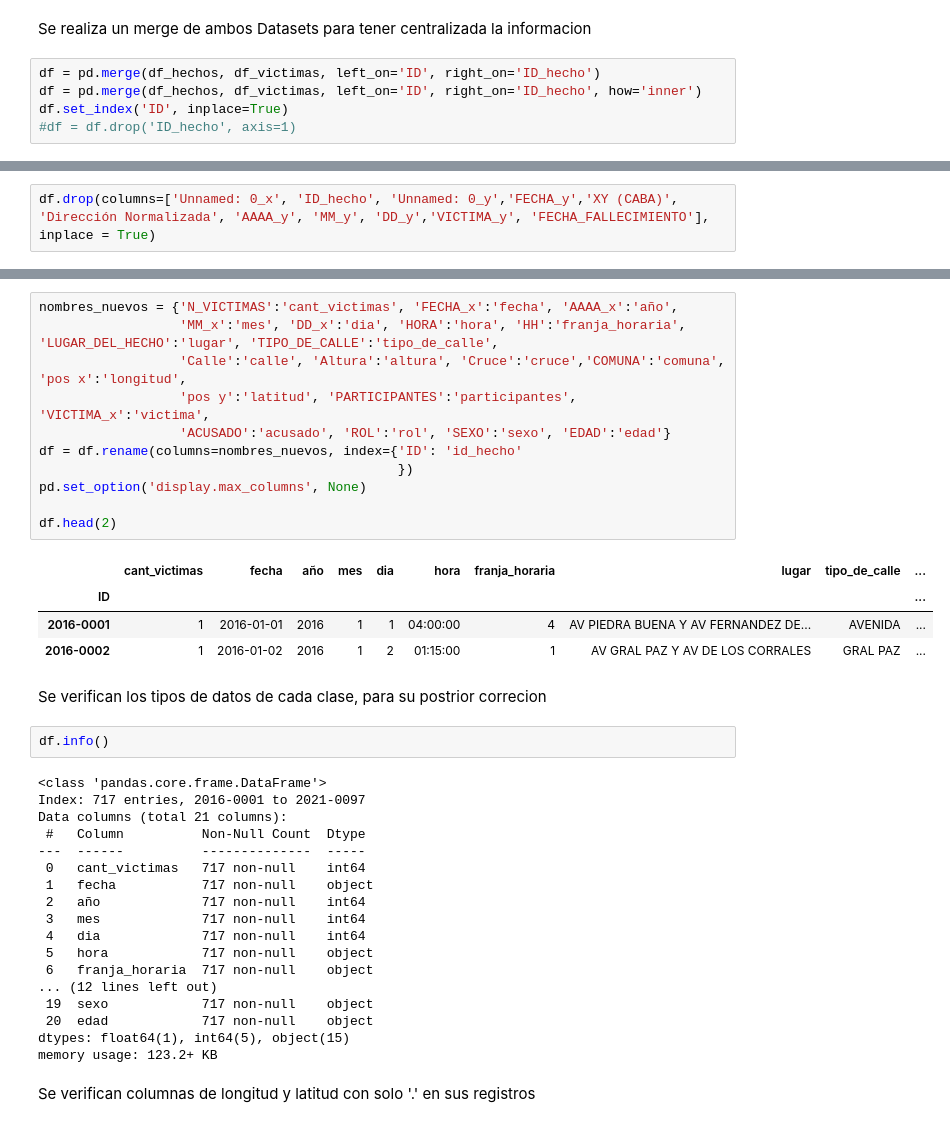
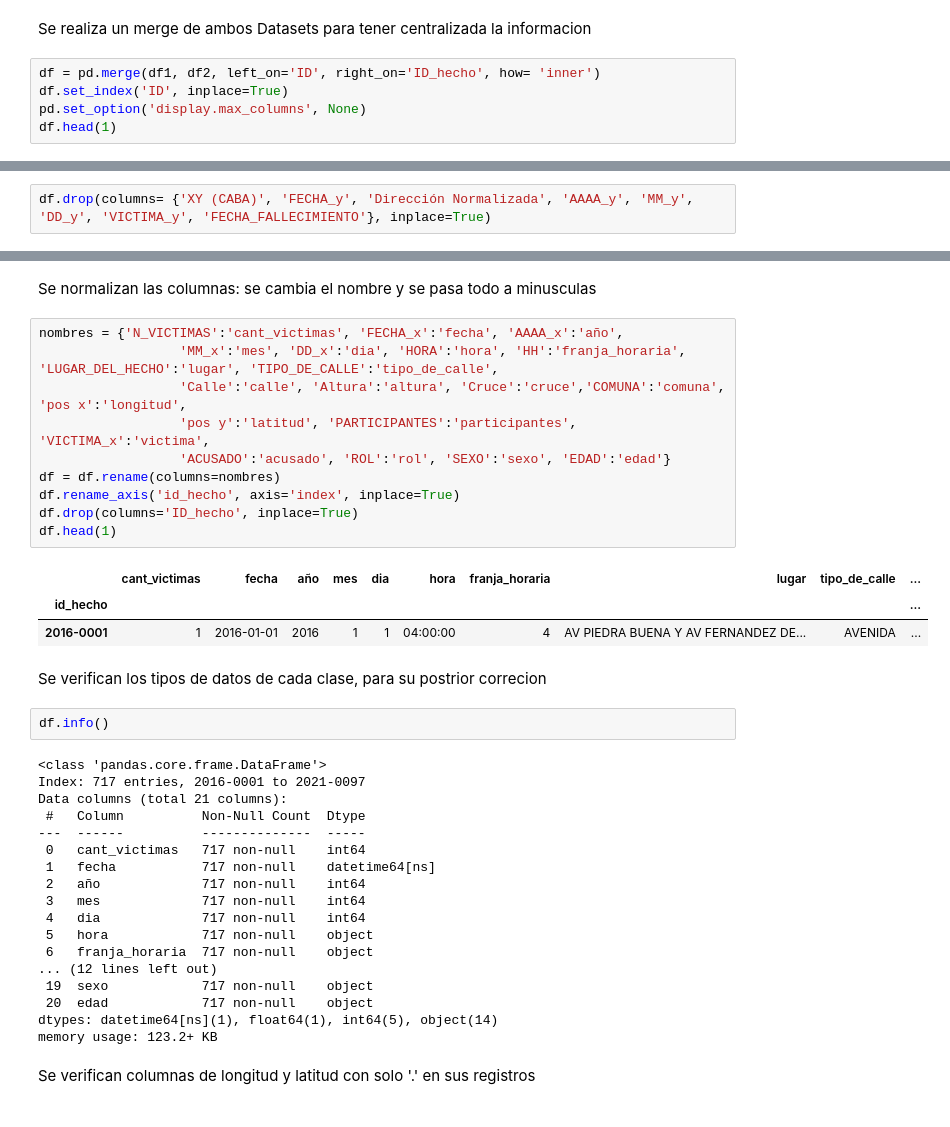
Before and after one commit to NestorSaenz/Accidentes-viales-Buenos-Aires, a Jupyter notebook: ETL.ipynb, the cells around one changed output, grey strips where cells are left out. Cells and saved outputs as stored; diff of their text form.

```diff
--- a/ETL.ipynb
+++ b/ETL.ipynb
@@ -31,7 +31,7 @@ df_victimas.head(1)
 # %% [markdown]
 Se realiza un merge de ambos Datasets para tener centralizada la informacion
 # %%
-df = pd.merge(df_hechos, df_victimas, left_on='ID', right_on='ID_hecho')
-df = pd.merge(df_hechos, df_victimas, left_on='ID', right_on='ID_hecho', how='inner')
+df = pd.merge(df1, df2, left_on='ID', right_on='ID_hecho', how= 'inner')
 df.set_index('ID', inplace=True)
-#df = df.drop('ID_hecho', axis=1)
+pd.set_option('display.max_columns', None)
+df.head(1)
@@ -73,2 +50,2 @@ df.duplicated().sum()
 # %%
-df.drop(columns=['Unnamed: 0_x', 'ID_hecho', 'Unnamed: 0_y','FECHA_y','XY (CABA)', 'Dirección Normalizada', 'AAAA_y', 'MM_y', 'DD_y','VICTIMA_y', 'FECHA_FALLECIMIENTO'], inplace = True)
+df.drop(columns= {'XY (CABA)', 'FECHA_y', 'Dirección Normalizada', 'AAAA_y', 'MM_y', 'DD_y', 'VICTIMA_y', 'FECHA_FALLECIMIENTO'}, inplace=True)
@@ -85,19 +61,19 @@ Se eliminan columnas que no son necesarias
+# %% [markdown]
+Se normalizan las columnas: se cambia el nombre y se pasa todo a minusculas
 # %%
-nombres_nuevos = {'N_VICTIMAS':'cant_victimas', 'FECHA_x':'fecha', 'AAAA_x':'año',
+nombres = {'N_VICTIMAS':'cant_victimas', 'FECHA_x':'fecha', 'AAAA_x':'año',
                   'MM_x':'mes', 'DD_x':'dia', 'HORA':'hora', 'HH':'franja_horaria', 'LUGAR_DEL_HECHO':'lugar', 'TIPO_DE_CALLE':'tipo_de_calle',
                   'Calle':'calle', 'Altura':'altura', 'Cruce':'cruce','COMUNA':'comuna', 'pos x':'longitud',
                   'pos y':'latitud', 'PARTICIPANTES':'participantes', 'VICTIMA_x':'victima',
                   'ACUSADO':'acusado', 'ROL':'rol', 'SEXO':'sexo', 'EDAD':'edad'}
-df = df.rename(columns=nombres_nuevos, index={'ID': 'id_hecho'
-                                              })
-pd.set_option('display.max_columns', None)
-
-df.head(2)
+df = df.rename(columns=nombres)
+df.rename_axis('id_hecho', axis='index', inplace=True)
+df.drop(columns='ID_hecho', inplace=True)
+df.head(1)
 # %% [output]
 |  | cant_victimas | fecha | año | mes | dia | hora | franja_horaria | lugar | tipo_de_calle | ... |
-| ID |  |  |  |  |  |  |  |  |  | ... |
+| id_hecho |  |  |  |  |  |  |  |  |  | ... |
 | 2016-0001 | 1 | 2016-01-01 | 2016 | 1 | 1 | 04:00:00 | 4 | AV PIEDRA BUENA Y AV FERNANDEZ DE... | AVENIDA | ... |
-| 2016-0002 | 1 | 2016-01-02 | 2016 | 1 | 2 | 01:15:00 | 1 | AV GRAL PAZ Y AV DE LOS CORRALES | GRAL PAZ | ... |
 # %% [markdown]
 Se verifican los tipos de datos de cada clase, para su postrior correcion
 # %%
@@ -109,7 +85,7 @@ Data columns (total 21 columns):
  #   Column          Non-Null Count  Dtype
 ---  ------          --------------  -----
  0   cant_victimas   717 non-null    int64
- 1   fecha           717 non-null    object
+ 1   fecha           717 non-null    datetime64[ns]
  2   año             717 non-null    int64
  3   mes             717 non-null    int64
  4   dia             717 non-null    int64
@@ -118,7 +94,7 @@ Data columns (total 21 columns):
 ... (12 lines left out)
  19  sexo            717 non-null    object
  20  edad            717 non-null    object
-dtypes: float64(1), int64(5), object(15)
+dtypes: datetime64[ns](1), float64(1), int64(5), object(14)
 memory usage: 123.2+ KB
 # %% [markdown]
 Se verifican columnas de longitud y latitud con solo '.' en sus registros
```
Also changed, not shown: parts of 71 cells of this notebook, 3 other files.
